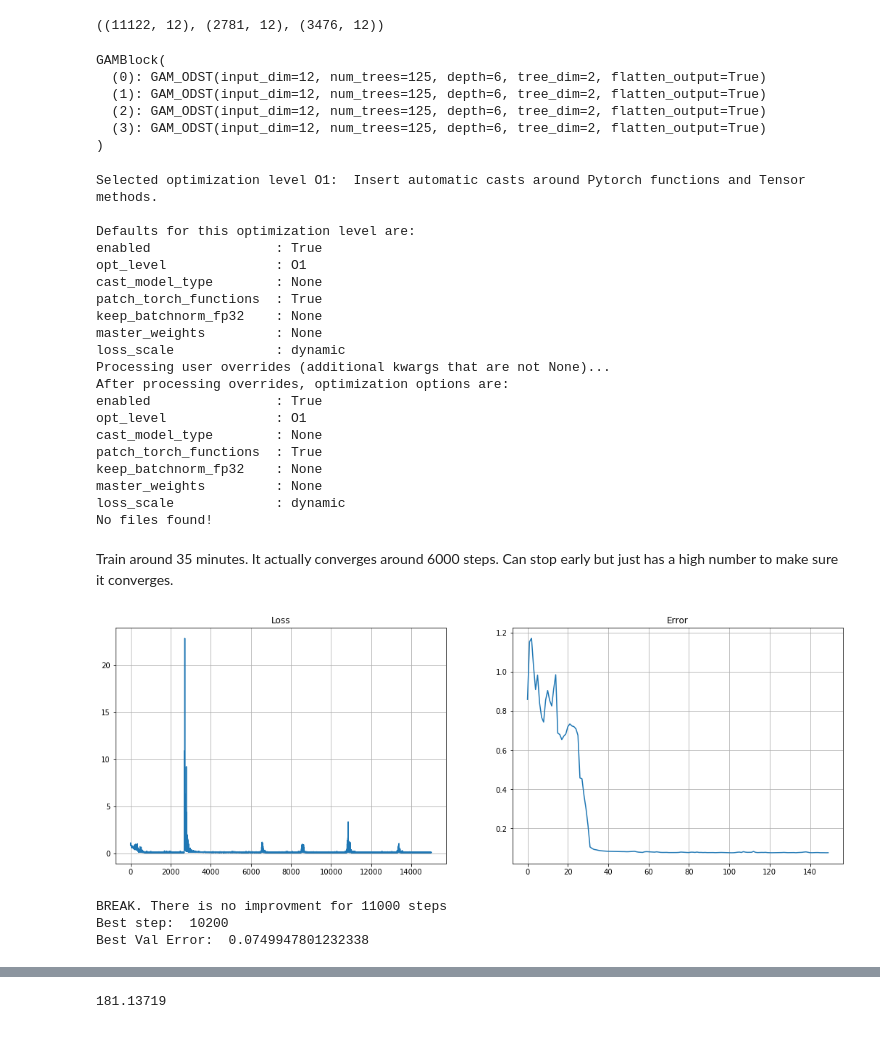
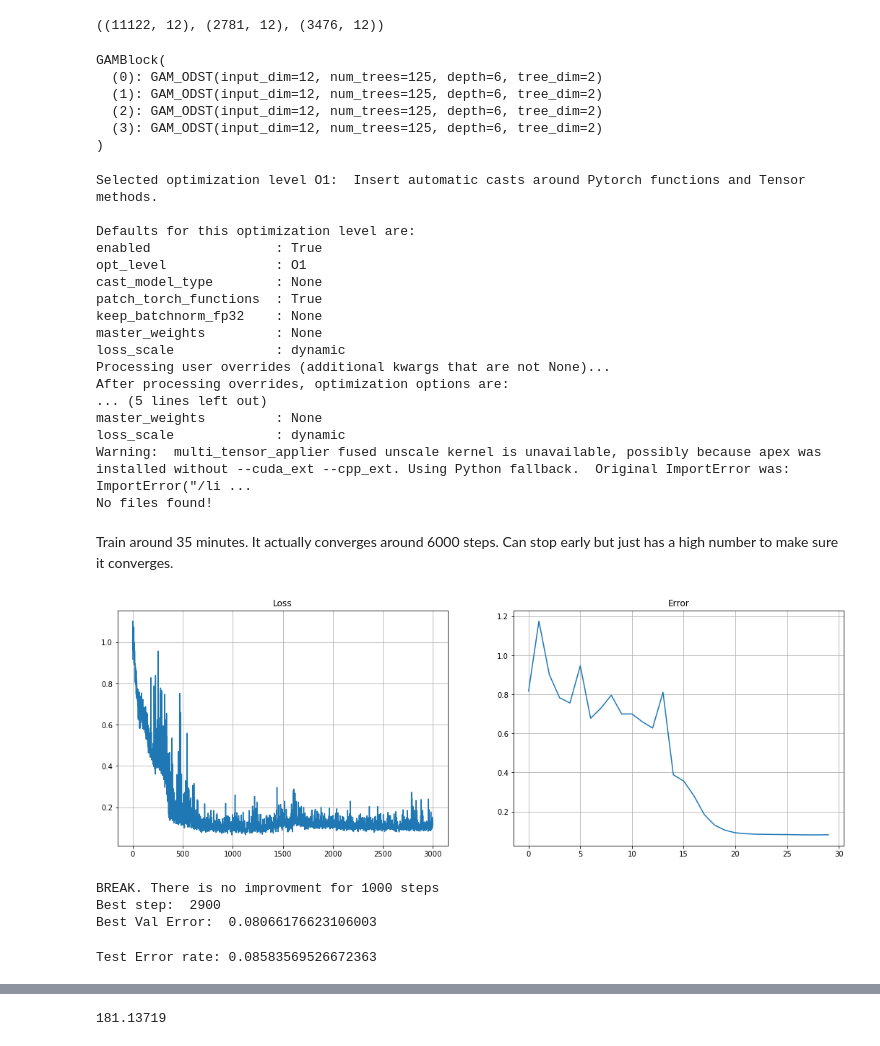
Before and after one commit to zzzace2000/nodegam, a Jupyter notebook: bikeshare_node_ga2m.ipynb, the cells around one changed output, grey strips where cells are left out. Cells and saved outputs as stored; diff of their text form; code cells hidden in the pictures.

```diff
--- a/bikeshare_node_ga2m.ipynb
+++ b/bikeshare_node_ga2m.ipynb
@@ -72,41 +75,38 @@ X_train.shape, X_valid.shape, X_test.shape
 # %% [output]
 ((11122, 12), (2781, 12), (3476, 12))
 # %%
-choice_fn = lib.nn_utils.EM15Temp(max_temp=1., min_temp=0.01, steps=4000)
+anneal_steps = 2000
+
+choice_fn = lib.nn_utils.EM15Temp(max_temp=1., min_temp=0.01, steps=anneal_steps)
 
 # Temperature annealing for entmoid
 model = lib.arch.GAMBlock(
     input_dim=X_train.shape[1],
-    layer_dim=125,
+    num_trees=125,
     num_layers=4,
     num_classes=1,
     addi_tree_dim=1,
-    depth=6, flatten_output=False,
+    depth=6,
     choice_function=choice_fn,
     bin_function=lib.nn_utils.entmoid15,
     output_dropout=0.0,
     last_dropout=0.3,
     colsample_bytree=0.5,
     selectors_detach=0, # This is only used to save memory in large datasets like epsilon
-    init_bias=(data['problem'] == 'classification'), # Will be 1 if it's a classification problem
     add_last_linear=True,
     ga2m=1,
-    l2_lambda=0.0,
+    l2_lambda=0.,
 )
 
-
 step_callbacks = [choice_fn.temp_step_callback]
-# %%
-if data['problem'] == 'classification':
-    model.set_bias(y_train)
 # %%
 model.to(device)
 # %% [output]
 GAMBlock(
-  (0): GAM_ODST(input_dim=12, num_trees=125, depth=6, tree_dim=2, flatten_output=True)
-  (1): GAM_ODST(input_dim=12, num_trees=125, depth=6, tree_dim=2, flatten_output=True)
-  (2): GAM_ODST(input_dim=12, num_trees=125, depth=6, tree_dim=2, flatten_output=True)
-  (3): GAM_ODST(input_dim=12, num_trees=125, depth=6, tree_dim=2, flatten_output=True)
+  (0): GAM_ODST(input_dim=12, num_trees=125, depth=6, tree_dim=2)
+  (1): GAM_ODST(input_dim=12, num_trees=125, depth=6, tree_dim=2)
+  (2): GAM_ODST(input_dim=12, num_trees=125, depth=6, tree_dim=2)
+  (3): GAM_ODST(input_dim=12, num_trees=125, depth=6, tree_dim=2)
 )
 # %%
 from qhoptim.pyt import QHAdam
@@ -139,13 +139,10 @@ master_weights         : None
 loss_scale             : dynamic
 Processing user overrides (additional kwargs that are not None)...
 After processing overrides, optimization options are:
-enabled                : True
-opt_level              : O1
-cast_model_type        : None
-patch_torch_functions  : True
-keep_batchnorm_fp32    : None
+... (5 lines left out)
 master_weights         : None
 loss_scale             : dynamic
+Warning:  multi_tensor_applier fused unscale kernel is unavailable, possibly because apex was installed without --cuda_ext --cpp_ext. Using Python fallback.  Original ImportError was: ImportError("/li ...
 No files found!
 # %%
 batch_size = 2048
@@ -167,8 +164,8 @@ max_time = 3600 * 10 # 10 hours
 
 st_time = time.time()
 for batch in lib.utils.iterate_minibatches(X_train, y_train,
-                                              batch_size=batch_size,
-                                              shuffle=True, epochs=float('inf')):
+                                           batch_size=batch_size,
+                                           shuffle=True, epochs=float('inf')):
     metrics = trainer.train_on_batch(*batch, device=device)
 
     loss_history.append(float(metrics['loss']))
@@ -200,38 +197,49 @@ for batch in lib.utils.iterate_minibatches(X_train, y_train,
         plt.title('Error')
         plt.grid()
         plt.show()
 
 #         if trainer.step == 1:
 #             print("Step\tVal_Err\tTime(s)")
 #         print('{}\t{}\t{:.0f}'.format(trainer.step, np.around(err, 5), time.time() - st_time))
 
-    if trainer.step > 4000 + early_stopping_rounds: # Stop training at least running 4k steps: the steps for temperature annealing
+    if trainer.step > anneal_steps + early_stopping_rounds: # Stop training at least running 4k steps: the steps for temperature annealing
         print('BREAK. There is no improvment for {} steps'.format(early_stopping_rounds))
         break
 
     if lr_decay_steps > 0 \
             and trainer.step > best_step_err + lr_decay_steps \
             and trainer.step > (prev_lr_decay_step + lr_decay_steps):
         lr_before = trainer.lr
         trainer.decrease_lr(ratio=0.2, min_lr=1e-6)
         prev_lr_decay_step = trainer.step
         print('LR: %.2e -> %.2e' % (lr_before, trainer.lr))
 
     if 0 < max_rounds < trainer.step:
         print('End. It reaches the maximum rounds %d' % max_rounds)
         break
 
     if (time.time() - st_time) > max_time:
         print('End. It reaches the maximum run time %d (s)' % max_time)
         break
 
 print("Best step: ", best_step_err)
 print("Best Val Error: ", best_err)
 # %% [output]
-[figure, old version]
+[figure, new version]
-BREAK. There is no improvment for 11000 steps
-Best step:  10200
-Best Val Error:  0.0749947801232338
+BREAK. There is no improvment for 1000 steps
+Best step:  2900
+Best Val Error:  0.08066176623106003
+# %%
+max_step = trainer.step
+trainer.load_checkpoint(tag='best')
+test_err = trainer.evaluate_mse(X_test, y_test, device=device, batch_size=2 * batch_size)
+
+print("Test Error rate: {}".format(test_err))
+
+# Clean up
+trainer.remove_old_temp_checkpoints(number_ckpts_to_keep=0)
+# %% [output]
+Test Error rate: 0.08583569526672363
 # %%
 max_step = trainer.step
 trainer.load_checkpoint(tag='best')
```
Also changed, not shown: parts of 8 cells of this notebook, 23 other files.
